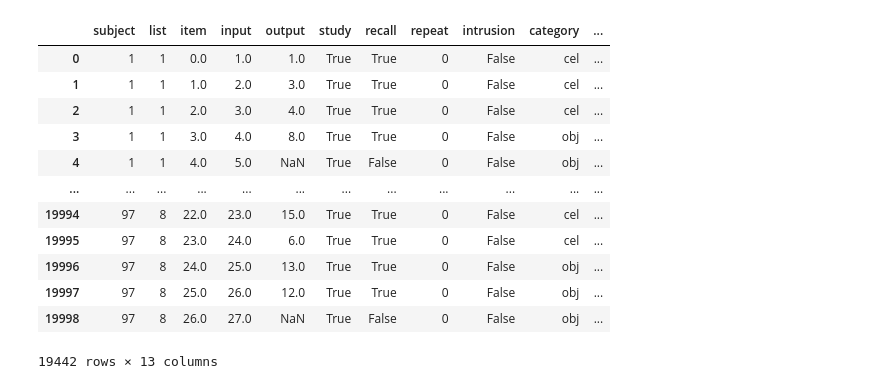
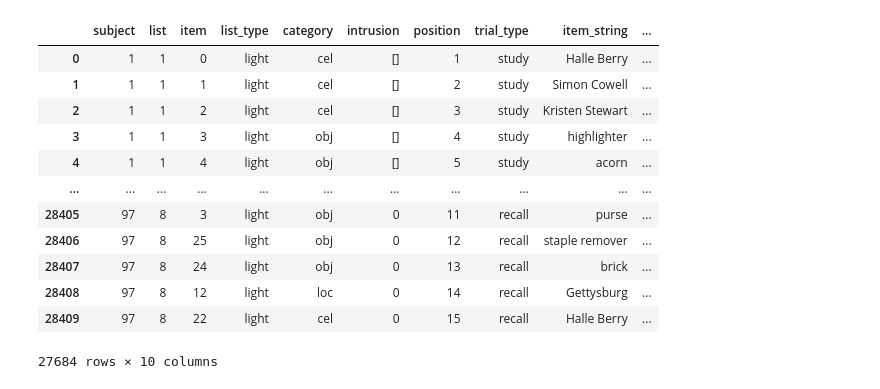
Before and after one commit to githubpsyche/compmemlearn, a Jupyter notebook: library/datasets/CDCATBEH.ipynb, the cells around one changed output. Drawn from its saved outputs; the diff is of its cells as text; code cells hidden in the pictures.

Commit message:
up to cdcatbeh refitting

```diff
--- a/library/datasets/CDCATBEH.ipynb
+++ b/library/datasets/CDCATBEH.ipynb
@@ -5,21 +5,35 @@ import numpy as np
 
 cdcatbeh = pd.read_csv('../../data/cdcatbeh_psifr.csv')
 
+# make sure position column is coded as an integer
+cdcatbeh['position'] = cdcatbeh['position'].values.astype(int)
+
+# reindex recall events after excluding intrusions
+intrusion_events = cdcatbeh.loc[(cdcatbeh['intrusion'] != '0') & (cdcatbeh['trial_type'] == 'recall')]
+intrusion_subjects = intrusion_events['subject'].values
+intrusion_lists = intrusion_events['list'].values
+intrusion_positions = intrusion_events['position'].values
+
+for i in range(len(intrusion_subjects)):
+    cdcatbeh.loc[(cdcatbeh.subject==intrusion_subjects[i]) & (cdcatbeh.list==intrusion_lists[i]) & (cdcatbeh.position > intrusion_positions[i]) & (cdcatbeh.trial_type == 'recall'), 'position'] -= 1
+cdcatbeh = cdcatbeh.loc[(cdcatbeh['intrusion'] == '0') | (cdcatbeh['trial_type'] == 'study')]
+
 # move item string representation to a separate column
 cdcatbeh['item_string'] = cdcatbeh['item']
 cdcatbeh['item_string_index'] = fr.pool_index(cdcatbeh['item_string'], pd.unique(cdcatbeh['item_string'])).values.astype(int)
-
-# make sure position column is coded as an integer
-cdcatbeh['position'] = cdcatbeh['position'].values.astype(int)
 
 # reindex items based on initual study position
 for each in cdcatbeh.groupby(['subject', 'list']):
     cdcatbeh.loc[(cdcatbeh.subject==each[0][0]) &( cdcatbeh.list==each[0][1]), 'item'] = fr.pool_index(
     each[1]['item'], pd.unique(each[1]['item']))
 
-merged = fr.merge_free_recall(cdcatbeh, list_keys=['category', 'list_type', 'item_string', 'item_string_index'])
+
+merged = fr.merge_free_recall(
+    cdcatbeh,
+    list_keys=['category', 'list_type', 'item_string', 'item_string_index']
+    )
 merged = merged.drop(columns=['prior_list', 'prior_input'])
-merged = merged.dropna(axis='index', subset='input')
+#merged = merged.dropna(axis='index', subset='input')
 merged.to_csv('../../data/CDCATBEH.csv', index=False)
 
 # # re index so all trials ascribed to one subject
@@ -33,22 +47,22 @@ merged.to_csv('../../data/CDCATBEH.csv', index=False)
 # agg_merged = fr.merge_free_recall(cdcatbeh, list_keys=['category', 'list_type', 'item_string', 'item_string_index'])
 # agg_merged = agg_merged.drop(columns=['prior_list', 'prior_input'])
 # agg_merged.to_csv('../../data/AggCDCATBEH.csv', index=False)
-
-merged
-# %% [output]
-|  | subject | list | item | input | output | study | recall | repeat | intrusion | category | ... |
-| 0 | 1 | 1 | 0.0 | 1.0 | 1.0 | True | True | 0 | False | cel | ... |
-| 1 | 1 | 1 | 1.0 | 2.0 | 3.0 | True | True | 0 | False | cel | ... |
-| 2 | 1 | 1 | 2.0 | 3.0 | 4.0 | True | True | 0 | False | cel | ... |
-| 3 | 1 | 1 | 3.0 | 4.0 | 8.0 | True | True | 0 | False | obj | ... |
-| 4 | 1 | 1 | 4.0 | 5.0 | NaN | True | False | 0 | False | obj | ... |
-| ... | ... | ... | ... | ... | ... | ... | ... | ... | ... | ... | ... |
-| 19994 | 97 | 8 | 22.0 | 23.0 | 15.0 | True | True | 0 | False | cel | ... |
-| 19995 | 97 | 8 | 23.0 | 24.0 | 6.0 | True | True | 0 | False | cel | ... |
-| 19996 | 97 | 8 | 24.0 | 25.0 | 13.0 | True | True | 0 | False | obj | ... |
-| 19997 | 97 | 8 | 25.0 | 26.0 | 12.0 | True | True | 0 | False | obj | ... |
-| 19998 | 97 | 8 | 26.0 | 27.0 | NaN | True | False | 0 | False | obj | ... |
-19442 rows × 13 columns
+# %%
+cdcatbeh
+# %% [output]
+|  | subject | list | item | list_type | category | intrusion | position | trial_type | item_string | ... |
+| 0 | 1 | 1 | 0 | light | cel | [] | 1 | study | Halle Berry | ... |
+| 1 | 1 | 1 | 1 | light | cel | [] | 2 | study | Simon Cowell | ... |
+| 2 | 1 | 1 | 2 | light | cel | [] | 3 | study | Kristen Stewart | ... |
+| 3 | 1 | 1 | 3 | light | obj | [] | 4 | study | highlighter | ... |
+| 4 | 1 | 1 | 4 | light | obj | [] | 5 | study | acorn | ... |
+| ... | ... | ... | ... | ... | ... | ... | ... | ... | ... | ... |
+| 28405 | 97 | 8 | 3 | light | obj | 0 | 11 | recall | purse | ... |
+| 28406 | 97 | 8 | 25 | light | obj | 0 | 12 | recall | staple remover | ... |
+| 28407 | 97 | 8 | 24 | light | obj | 0 | 13 | recall | brick | ... |
+| 28408 | 97 | 8 | 12 | light | loc | 0 | 14 | recall | Gettysburg | ... |
+| 28409 | 97 | 8 | 22 | light | cel | 0 | 15 | recall | Halle Berry | ... |
+27684 rows × 10 columns
 # %%
 cdcatmr_wiki2vec = pd.read_csv('../../data/cdcatmr-wiki2vec.csv')
 
```
Also changed, not shown: 16 other files.
